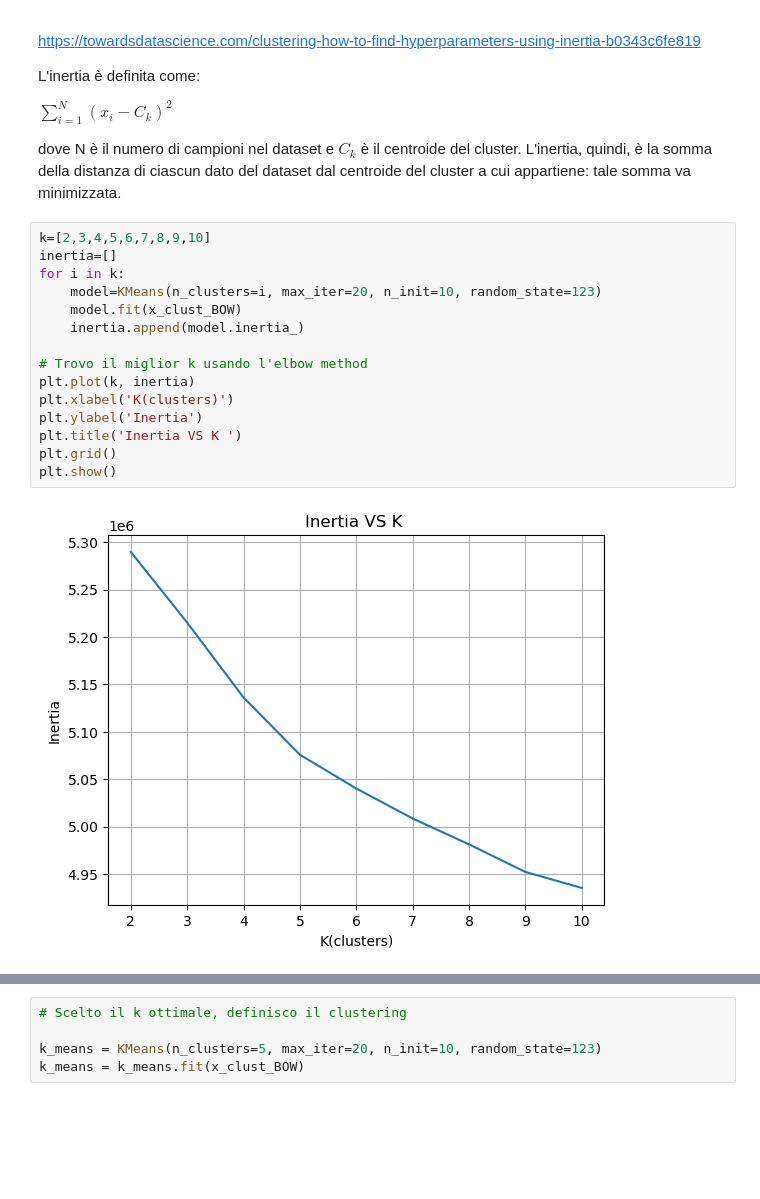
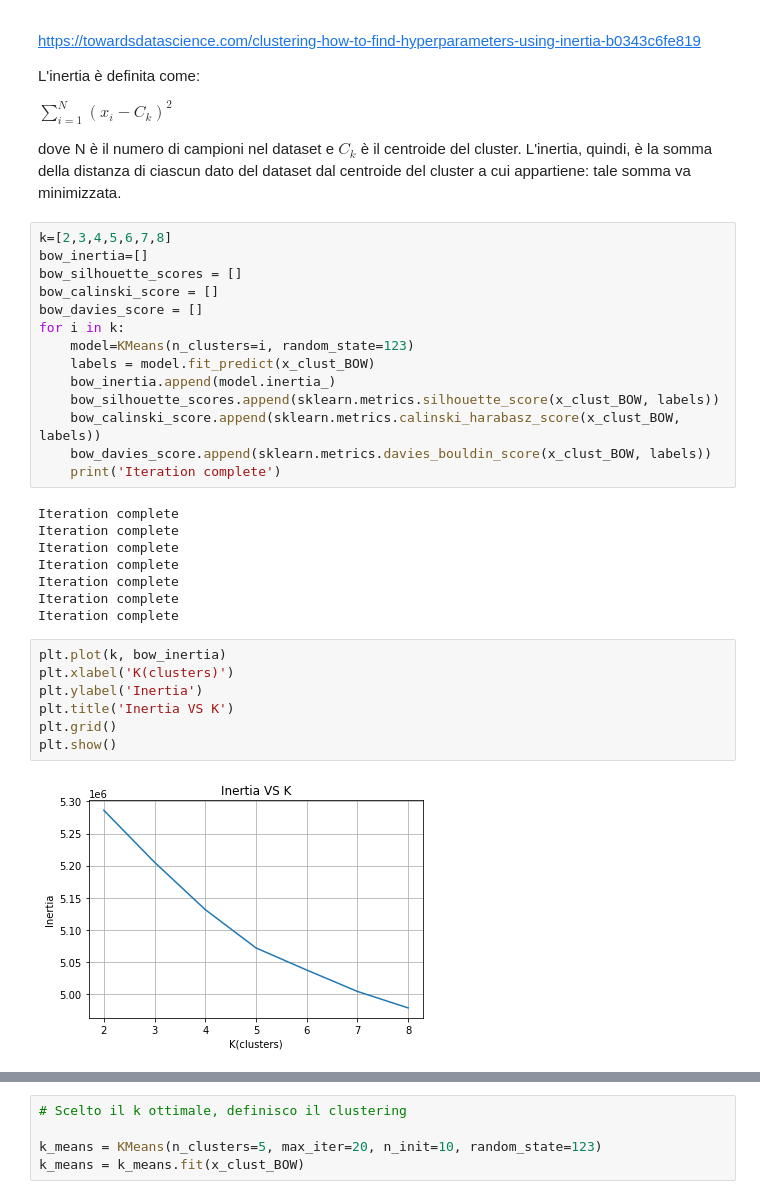
Before and after one commit to rmarconzini/amazon-fine-food-reviews-classification-clustering, a Jupyter notebook: Clustering.ipynb, the cells around one changed output, grey strips where cells are left out. Drawn from its saved outputs; the diff is of its cells as text; blank space fills up the shorter version.

```diff
--- a/Clustering.ipynb
+++ b/Clustering.ipynb
@@ -173,20 +162,34 @@ L'inertia è definita come:
 $\sum_{i=1}^N (x_i-C_k)^2$
 
 dove N è il numero di campioni nel dataset e $C_k$ è il centroide del cluster. L'inertia, quindi, è la somma della distanza di ciascun dato del dataset dal centroide del cluster a cui appartiene: tale somma va minimizzata.
+# %%
+k=[2,3,4,5,6,7,8]
+bow_inertia=[]
+bow_silhouette_scores = []
+bow_calinski_score = []
+bow_davies_score = []
+for i in k:
+    model=KMeans(n_clusters=i, random_state=123)
+    labels = model.fit_predict(x_clust_BOW)
+    bow_inertia.append(model.inertia_)
+    bow_silhouette_scores.append(sklearn.metrics.silhouette_score(x_clust_BOW, labels))
+    bow_calinski_score.append(sklearn.metrics.calinski_harabasz_score(x_clust_BOW, labels))
+    bow_davies_score.append(sklearn.metrics.davies_bouldin_score(x_clust_BOW, labels))
+    print('Iteration complete')
+# %% [output]
+Iteration complete
+Iteration complete
+Iteration complete
+Iteration complete
+Iteration complete
+Iteration complete
+Iteration complete
 # %%
-k=[2,3,4,5,6,7,8,9,10]
-inertia=[]
-for i in k:
-    model=KMeans(n_clusters=i, max_iter=20, n_init=10, random_state=123)
-    model.fit(x_clust_BOW)
-    inertia.append(model.inertia_)
-
-# Trovo il miglior k usando l'elbow method
-plt.plot(k, inertia)
+plt.plot(k, bow_inertia)
 plt.xlabel('K(clusters)')
 plt.ylabel('Inertia')
-plt.title('Inertia VS K ')
+plt.title('Inertia VS K')
 plt.grid()
 plt.show()
 # %% [output]
-[figure, old version]
+[figure, new version]
```
Also changed, not shown: parts of 25 cells of this notebook.
